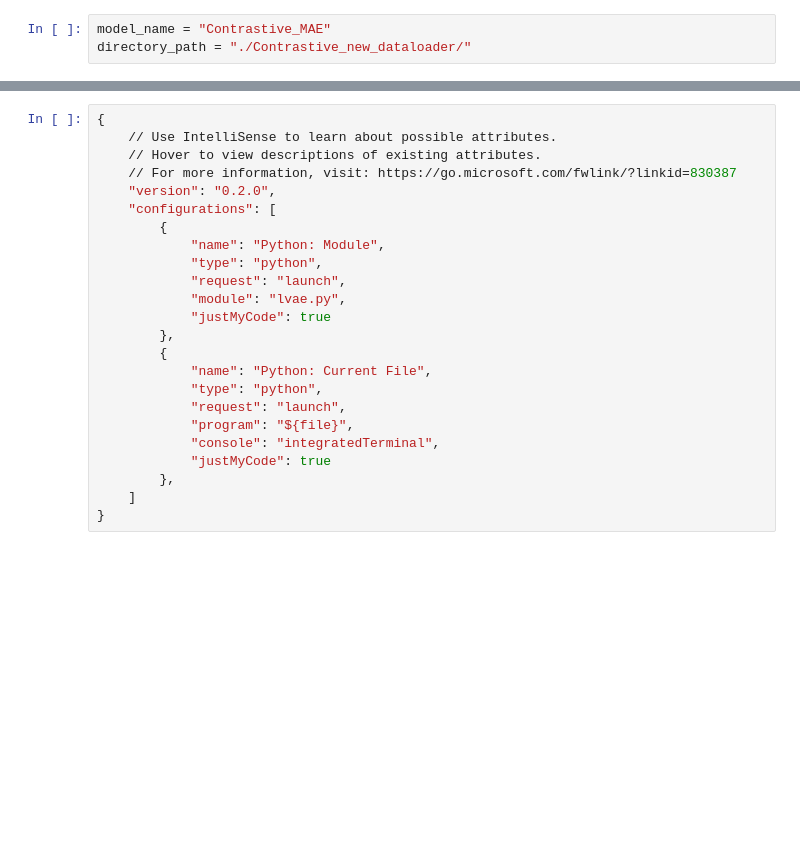
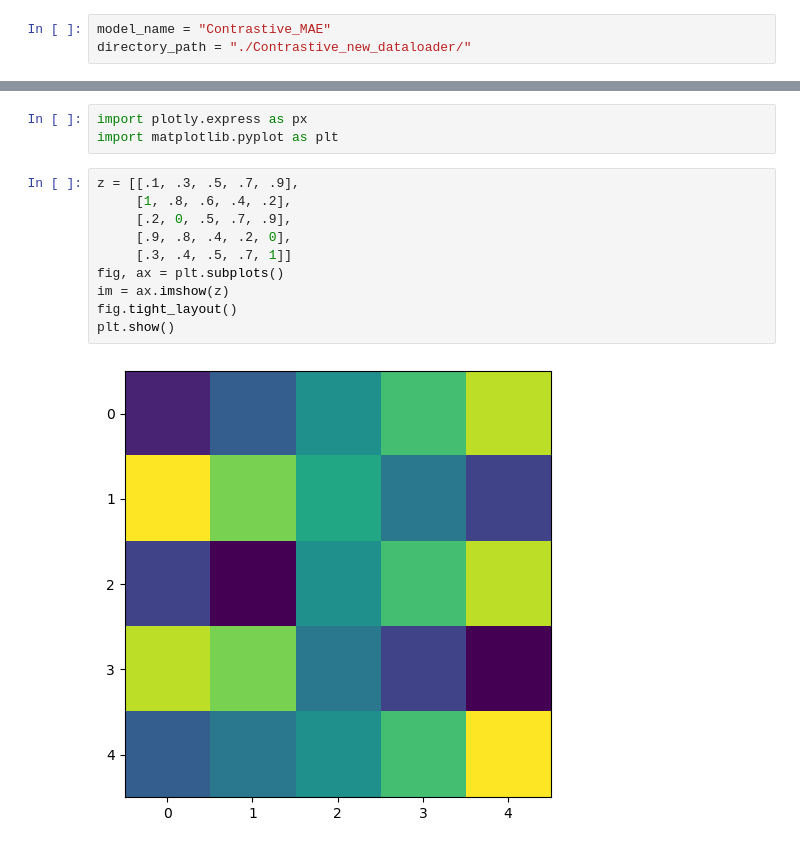
Before and after one commit to shei-dark/HDN, a Jupyter notebook: examples/Pixel_Noise/Convallaria/2-Training.ipynb, the cells around one changed output, grey strips where cells are left out. Cells and saved outputs as stored; diff of their text form; blank space fills up the shorter version.

```diff
--- a/examples/Pixel_Noise/Convallaria/2-Training.ipynb
+++ b/examples/Pixel_Noise/Convallaria/2-Training.ipynb
@@ -97,24 +188,15 @@ KeyboardInterrupt:
-# %%
-{
-    // Use IntelliSense to learn about possible attributes.
-    // Hover to view descriptions of existing attributes.
-    // For more information, visit: https://go.microsoft.com/fwlink/?linkid=830387
-    "version": "0.2.0",
-    "configurations": [
-        {
-            "name": "Python: Module",
-            "type": "python",
-            "request": "launch",
-            "module": "lvae.py",
-            "justMyCode": true
-        },
-        {
-            "name": "Python: Current File",
-            "type": "python",
-            "request": "launch",
-            "program": "${file}",
-            "console": "integratedTerminal",
-            "justMyCode": true
-        },
-    ]
-}
+# %%
+import plotly.express as px
+import matplotlib.pyplot as plt
+# %%
+z = [[.1, .3, .5, .7, .9],
+     [1, .8, .6, .4, .2],
+     [.2, 0, .5, .7, .9],
+     [.9, .8, .4, .2, 0],
+     [.3, .4, .5, .7, 1]]
+fig, ax = plt.subplots()
+im = ax.imshow(z)
+fig.tight_layout()
+plt.show()
+# %% [output]
+[figure, added]
```
Also changed, not shown: parts of 10 cells of this notebook, 2 other files.
